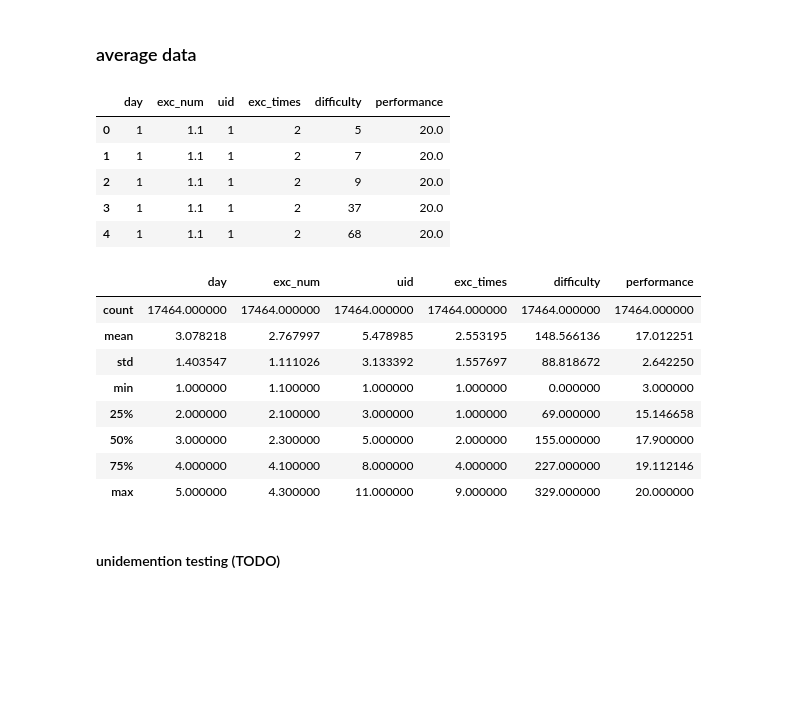
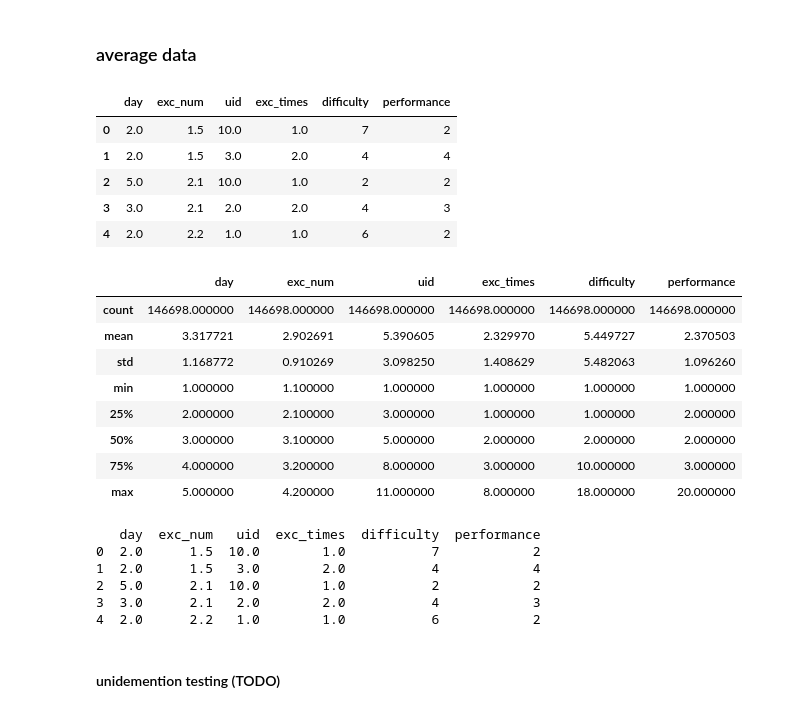
Before and after one commit to wangziling100/Heika, a Jupyter notebook: script/unidemention_test_2_2.ipynb, the cells around one changed output. Drawn from its saved outputs; the diff is of its cells as text; code cells hidden in the pictures; blank space fills up the shorter version.

```diff
--- a/script/unidemention_test_2_2.ipynb
+++ b/script/unidemention_test_2_2.ipynb
@@ -97,7 +97,7 @@ def rewrite_env_parameter(if_merge_min, sampling_rate):
     with open('../data/parameter/def_env.p', 'wb') as f:
         pickle.dump(tmp, f)
 
-    del tmp
+    return tmp
 # %%
 all_data = pd.read_csv('../data/step1_clear_data.csv')
 all_data.head()
@@ -117,7 +117,7 @@ all_data.head()
 sampling_rate = 0.5
 merge_min = False
 
-rewrite_env_parameter(merge_min, sampling_rate)
+target_col, diff_def, n_class, group, _, if_merge_min, sampleing_rate = rewrite_env_parameter(merge_min, sampling_rate)
 # %% [markdown]
 ### sampling
 # %%
@@ -133,48 +133,57 @@ all_data.head()
 # %% [markdown]
 ### average data
 # %%
-target_col = 'front'
-invert = True
+# target_col = 'front'
+invert = False
 
 item, parameters = ability_level_mapper(all_data, col=target_col, invert=invert)
 if merge_min:
     item = merge_minority(item)
-item = item[['day', 'exc_num', 'uid', 'exc_times', 'difficulty','performance']]. \
-    groupby(by=['day', 'exc_num', 'uid', 'exc_times', 'difficulty']).mean()
+
+item = item[['day', 'exc_num', 'uid', 'exc_times', 'difficulty','performance']]
+# item = item[['day', 'exc_num', 'uid', 'exc_times', 'difficulty','performance']]. \
+#     groupby(by=['day', 'exc_num', 'uid', 'exc_times', 'difficulty']).mean()
 
 # print(item['performance'].describe())
 # uid_avg_score_per_item = item.reset_index()[['day', 'exc_num', 'uid', 'performance']].
 #     groupby(by=['day', 'exc_num', 'uid']).mean()
 # uid_avg_score_per_item = uid_avg_score_per_item.reset_index()
 # uid_avg_score_per_item.describe()
 with open('../data/parameter/ability_mapper.p', 'wb') as f:
     pickle.dump(parameters, f)
 with open('../data/parameter/ability_mapper2.p', 'wb') as f:
     pickle.dump(parameters, f, protocol=2)
 
-item = item.reset_index()
 item.head()
 # %% [output]
 |  | day | exc_num | uid | exc_times | difficulty | performance |
-| 0 | 1 | 1.1 | 1 | 2 | 5 | 20.0 |
-| 1 | 1 | 1.1 | 1 | 2 | 7 | 20.0 |
-| 2 | 1 | 1.1 | 1 | 2 | 9 | 20.0 |
-| 3 | 1 | 1.1 | 1 | 2 | 37 | 20.0 |
-| 4 | 1 | 1.1 | 1 | 2 | 68 | 20.0 |
+| 0 | 2.0 | 1.5 | 10.0 | 1.0 | 7 | 2 |
+| 1 | 2.0 | 1.5 | 3.0 | 2.0 | 4 | 4 |
+| 2 | 5.0 | 2.1 | 10.0 | 1.0 | 2 | 2 |
+| 3 | 3.0 | 2.1 | 2.0 | 2.0 | 4 | 3 |
+| 4 | 2.0 | 2.2 | 1.0 | 1.0 | 6 | 2 |
 # %%
 item.describe()
 # %% [output]
 |  | day | exc_num | uid | exc_times | difficulty | performance |
-| count | 17464.000000 | 17464.000000 | 17464.000000 | 17464.000000 | 17464.000000 | 17464.000000 |
-| mean | 3.078218 | 2.767997 | 5.478985 | 2.553195 | 148.566136 | 17.012251 |
-| std | 1.403547 | 1.111026 | 3.133392 | 1.557697 | 88.818672 | 2.642250 |
-| min | 1.000000 | 1.100000 | 1.000000 | 1.000000 | 0.000000 | 3.000000 |
-| 25% | 2.000000 | 2.100000 | 3.000000 | 1.000000 | 69.000000 | 15.146658 |
-| 50% | 3.000000 | 2.300000 | 5.000000 | 2.000000 | 155.000000 | 17.900000 |
-| 75% | 4.000000 | 4.100000 | 8.000000 | 4.000000 | 227.000000 | 19.112146 |
-| max | 5.000000 | 4.300000 | 11.000000 | 9.000000 | 329.000000 | 20.000000 |
+| count | 146698.000000 | 146698.000000 | 146698.000000 | 146698.000000 | 146698.000000 | 146698.000000 |
+| mean | 3.317721 | 2.902691 | 5.390605 | 2.329970 | 5.449727 | 2.370503 |
+| std | 1.168772 | 0.910269 | 3.098250 | 1.408629 | 5.482063 | 1.096260 |
+| min | 1.000000 | 1.100000 | 1.000000 | 1.000000 | 1.000000 | 1.000000 |
+| 25% | 2.000000 | 2.100000 | 3.000000 | 1.000000 | 1.000000 | 2.000000 |
+| 50% | 3.000000 | 3.100000 | 5.000000 | 2.000000 | 2.000000 | 2.000000 |
+| 75% | 4.000000 | 3.200000 | 8.000000 | 3.000000 | 10.000000 | 3.000000 |
+| max | 5.000000 | 4.200000 | 11.000000 | 8.000000 | 18.000000 | 20.000000 |
 # %%
+print(item.head())
 item.to_csv('../data/step2_expected_performance.csv', index=False)
+# %% [output]
+   day  exc_num   uid  exc_times  difficulty  performance
+0  2.0      1.5  10.0        1.0           7            2
+1  2.0      1.5   3.0        2.0           4            4
+2  5.0      2.1  10.0        1.0           2            2
+3  3.0      2.1   2.0        2.0           4            3
+4  2.0      2.2   1.0        1.0           6            2
 # %% [markdown]
 #### unidemention testing (TODO)
 # %%
```
Also changed, not shown: parts of 2 cells of this notebook, 1 other file.
